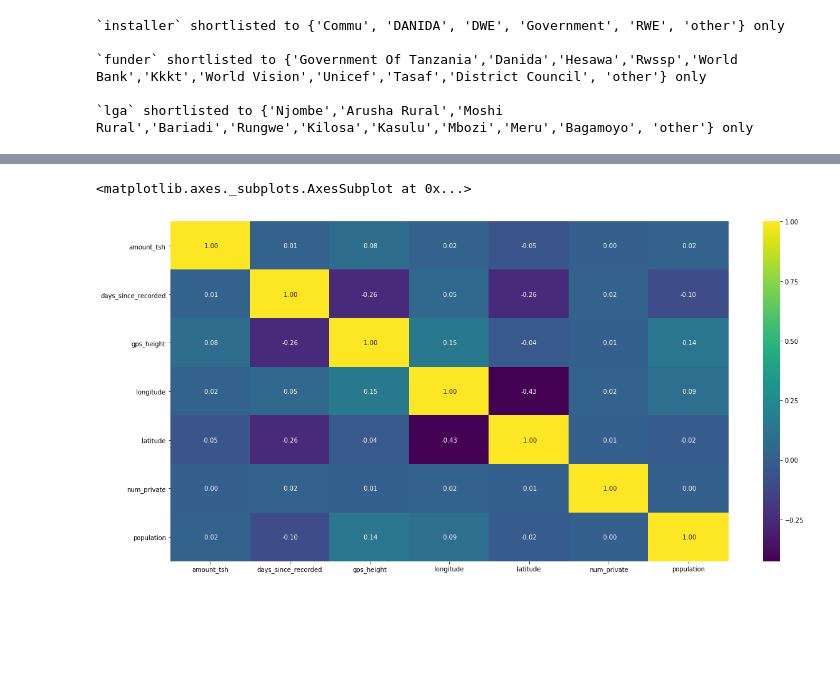
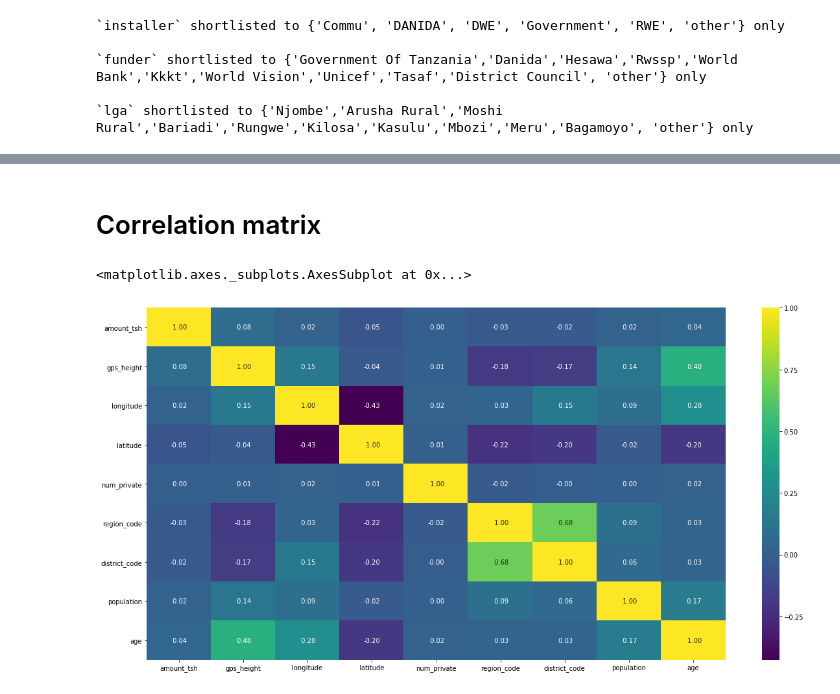
Before and after one commit to mradazoury/Pump_it_Up_ML_project, a Jupyter notebook: Data Preperation.ipynb, the cells around one changed output, grey strips where cells are left out. Drawn from its saved outputs; the diff is of its cells as text; code cells hidden in the pictures; blank space fills up the shorter version.

```diff
--- a/Data Preperation.ipynb
+++ b/Data Preperation.ipynb
@@ -331,0 +101,14 @@ def onehot_encode(df):
+# %%
+zeroes =    train_data_transformed['age'][train_data_transformed['age'] == 0].count() / train_data_transformed['age'].count()
+mean = np.mean(train_data_transformed['age'][train_data_transformed['age'] != 0])
+median = np.median(train_data_transformed['age'][train_data_transformed['age'] != 0])
+
+print("% of zeroes: {}".format(zeroes))
+
+print("mean: {}".format(mean))
+
+
+print("median: {}".format(median))
+
+# impute with median
+train_data_transformed[train_data_transformed['age'] == 0][["age"]] = median
@@ -331,0 +121,2 @@ def onehot_encode(df):
+# %%
+train_data_transformed = convert_date_recorded(train_data_transformed)
@@ -331,0 +129,2 @@ def onehot_encode(df):
+# %%
+train_data_transformed = bin_feature(train_data_transformed, "days_since_recoreded", 10)
@@ -332,6 +159,8 @@ def onehot_encode(df):
+# %% [markdown]
+# Correlation matrix
 # %%
 plt.pyplot.figure(figsize=(20,10))
-sns.heatmap(train_temp.corr(),cbar=True,fmt =' .2f', annot=True, cmap='viridis')
+sns.heatmap(train_data_transformed.corr(),cbar=True,fmt =' .2f', annot=True, cmap='viridis')
 # %% [output]
 <matplotlib.axes._subplots.AxesSubplot at 0x...>
-[figure, old version]
+[figure, new version]
```
Also changed, not shown: parts of 35 cells of this notebook, 5 other files.
